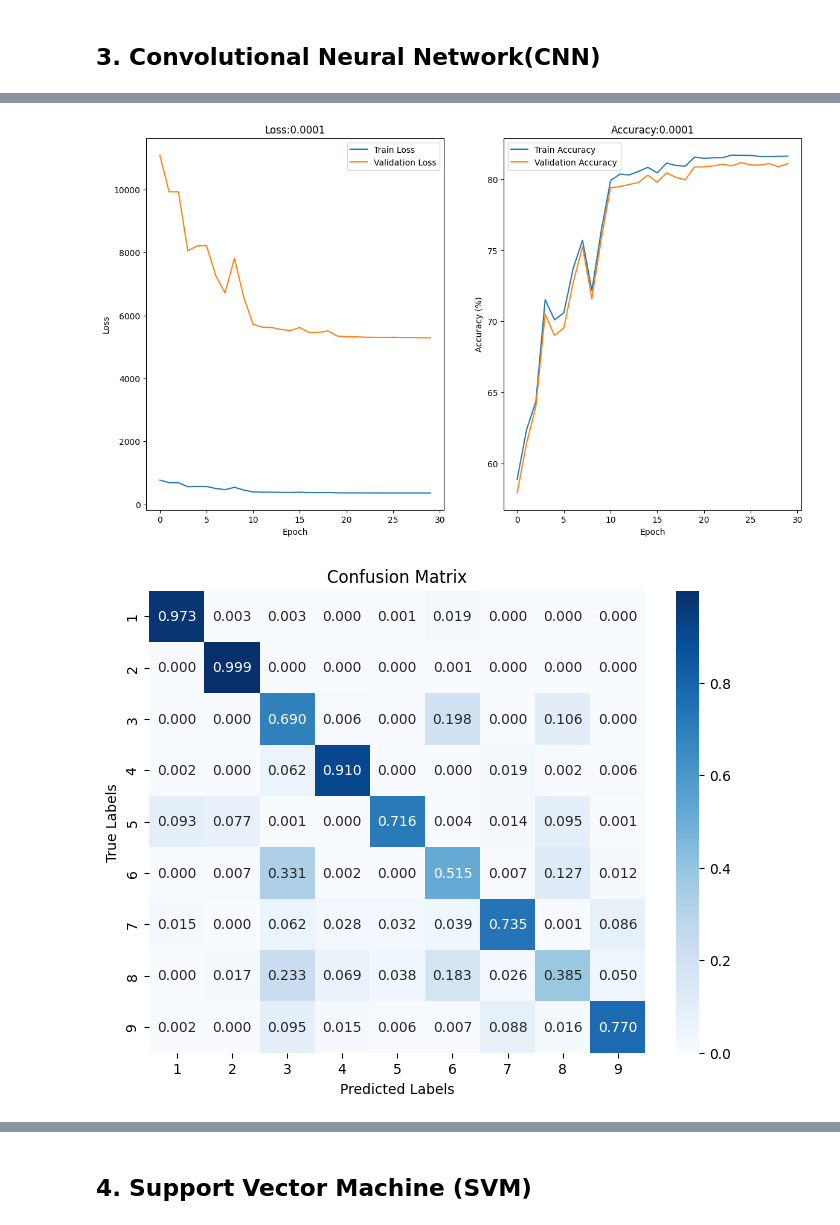
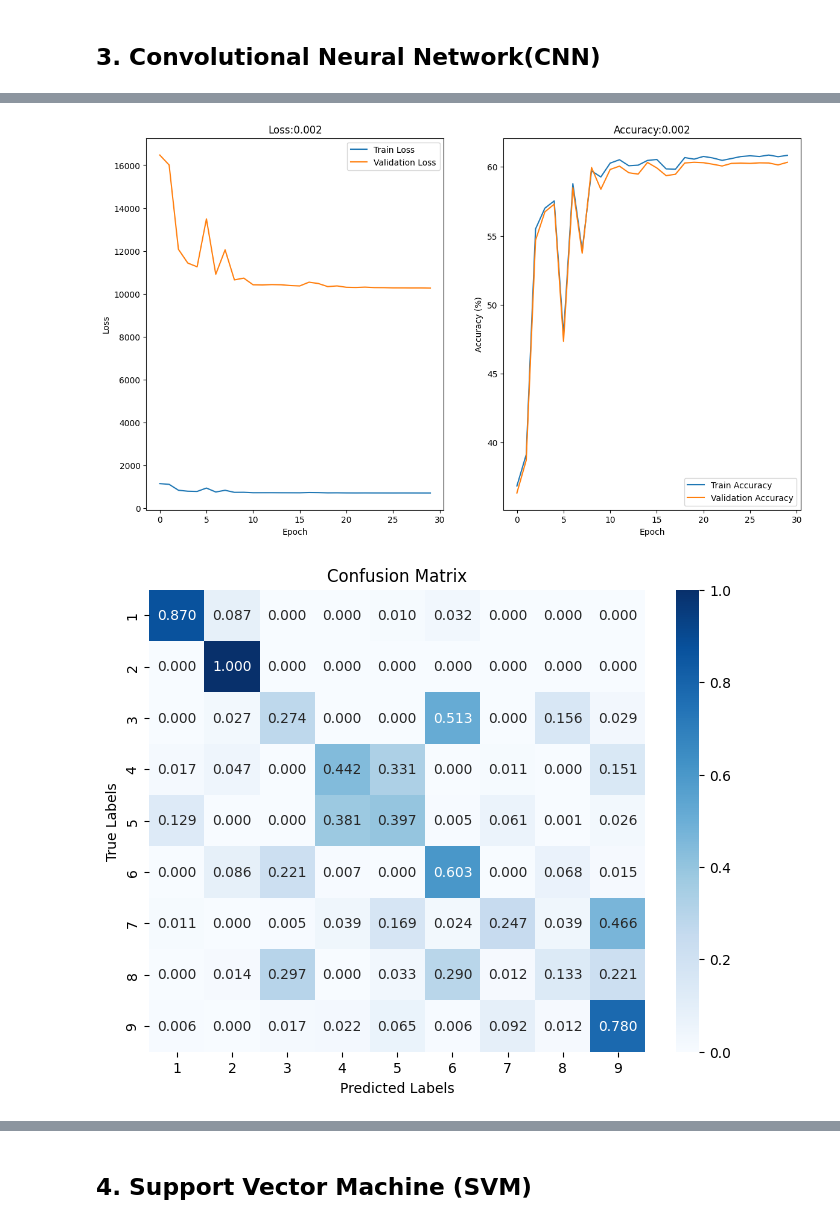
Before and after one commit to ericxing19/AMLS_23_24_SN23084017, a Jupyter notebook: B/modelB.ipynb, the cells around one changed output, grey strips where cells are left out. Saved outputs shown, nothing was run; the diff lists cells and outputs as text; code cells hidden in the pictures.

```diff
--- a/B/modelB.ipynb
+++ b/B/modelB.ipynb
@@ -37,11 +37,11 @@ def data_process(path):
     # Extracting features and labels
     # Nomalization: dividing all features by 255
 
-    train_X = data['train_images']
+    train_X = data['train_images']/255.0
     train_y = data['train_labels'].squeeze()
-    val_X = data['val_images']
+    val_X = data['val_images']/255.0
     val_y = data['val_labels'].squeeze()
-    test_X = data['test_images']
+    test_X = data['test_images']/255.0
     test_y = data['test_labels'].squeeze()
 
     return train_X, train_y, val_X, val_y, test_X, test_y
@@ -263,7 +275,7 @@ def plot_metrics(train_losses, train_accuracies, test_losses, test_accuracies, l
 
 # l2 regularization
 def TaskB(lr, lr_decay, l2_lambda, lr_decay_rate, epoch_num):
-    model = CNN3()
+    model = CNN2()
     # Use CrossEntropyLoss to train the model
     loss_criterion = nn.CrossEntropyLoss()
 
@@ -285,10 +297,10 @@ def TaskB(lr, lr_decay, l2_lambda, lr_decay_rate, epoch_num):
 
 best_accuracy = 0
 for i in range(0,3):
-    model, accuracy = TaskB(lr = 0.0001, lr_decay = False, l2_lambda = 0.02, lr_decay_rate = 0.1, epoch_num = 30)
+    model, accuracy = TaskB(lr = 0.002, lr_decay = False, l2_lambda = 0.02, lr_decay_rate = 0.1, epoch_num = 30)
     if(accuracy > best_accuracy):
         best_accuracy = accuracy
         best_model = model
 print('best_accuracy: ', best_accuracy)
-torch.save(best_model, 'CNN3_best_model.pth')
+torch.save(best_model, 'CNN2_best_model.pth')
 # %% [output]
@@ -350,2 +362,2 @@ Epoch: 30, test_loss: 4222.309
-[figure, old version]
+[figure, new version]
-[figure, old version]
+[figure, new version]
```
Also changed, not shown: parts of 3 cells of this notebook, 9 other files.
